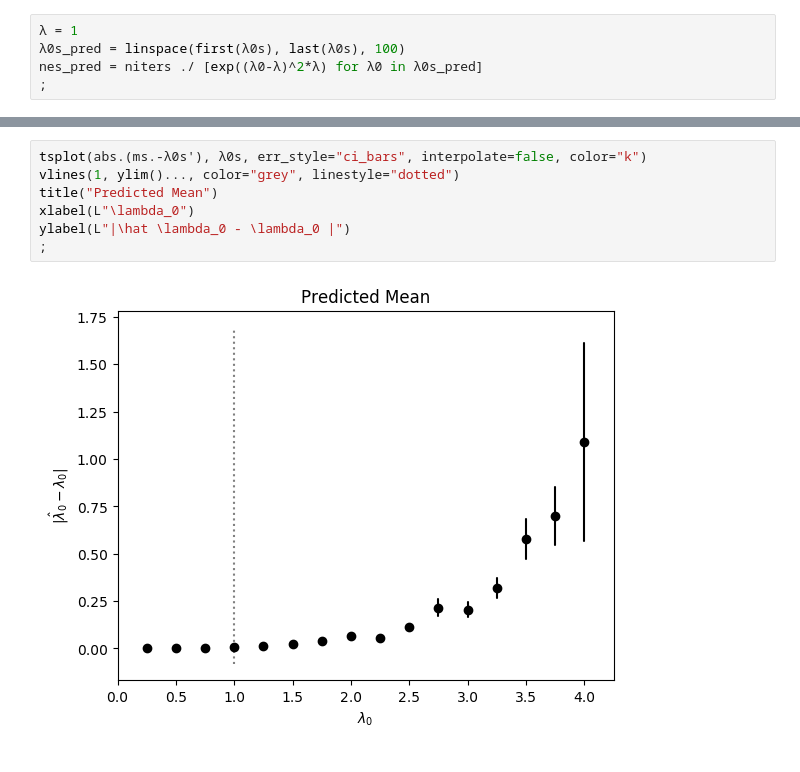
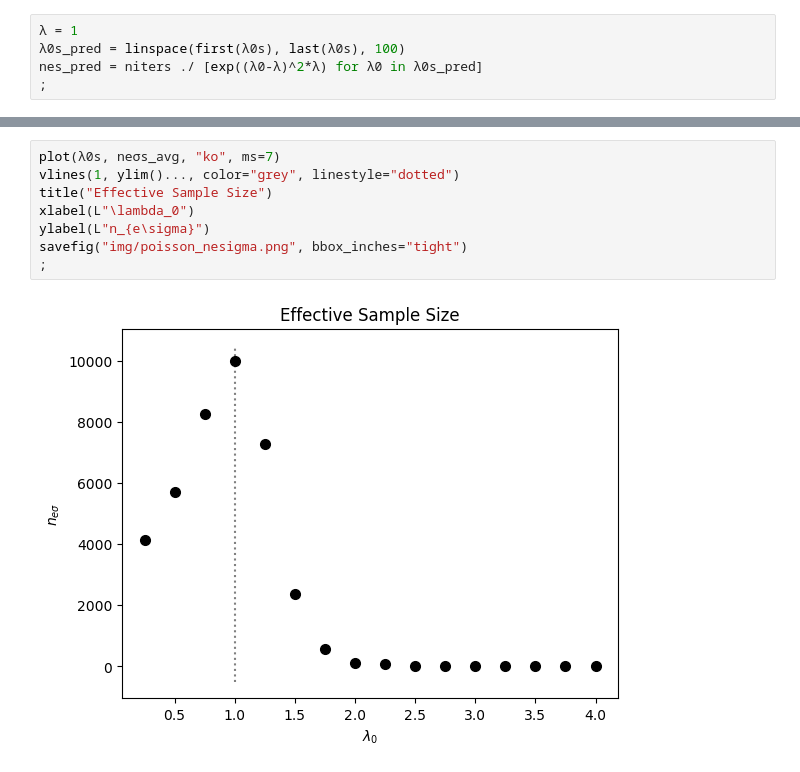
Before and after one commit to hamzaelsaawy/ImportanceSampling, a Jupyter notebook: poisson_tilt.ipynb, the cells around one changed output, grey strips where cells are left out. Cells and saved outputs as stored; diff of their text form.

```diff
--- a/poisson_tilt.ipynb
+++ b/poisson_tilt.ipynb
@@ -62,11 +84,12 @@ ylabel(L"n_e")
 # %% [output]
 [figure]
 # %%
-tsplot(abs.(ms.-λ0s'), λ0s, err_style="ci_bars", interpolate=false, color="k")
+plot(λ0s, neσs_avg, "ko", ms=7)
 vlines(1, ylim()..., color="grey", linestyle="dotted")
-title("Predicted Mean")
+title("Effective Sample Size")
 xlabel(L"\lambda_0")
-ylabel(L"|\hat \lambda_0 - \lambda_0 |")
+ylabel(L"n_{e\sigma}")
+savefig("img/poisson_nesigma.png", bbox_inches="tight")
 ;
 # %% [output]
-[figure, old version]
+[figure, new version]
```
Also changed, not shown: parts of 9 cells of this notebook, 6 other files.
